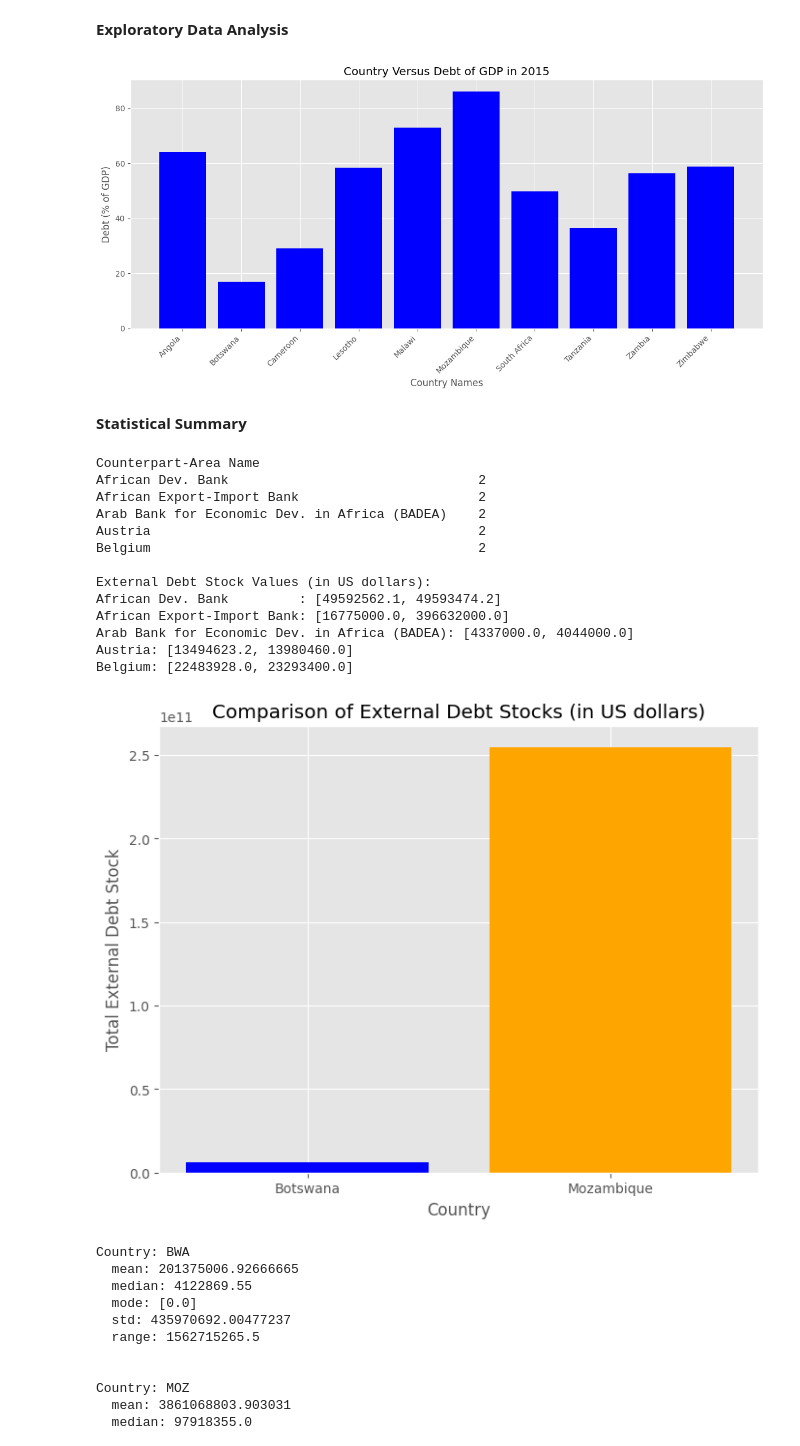
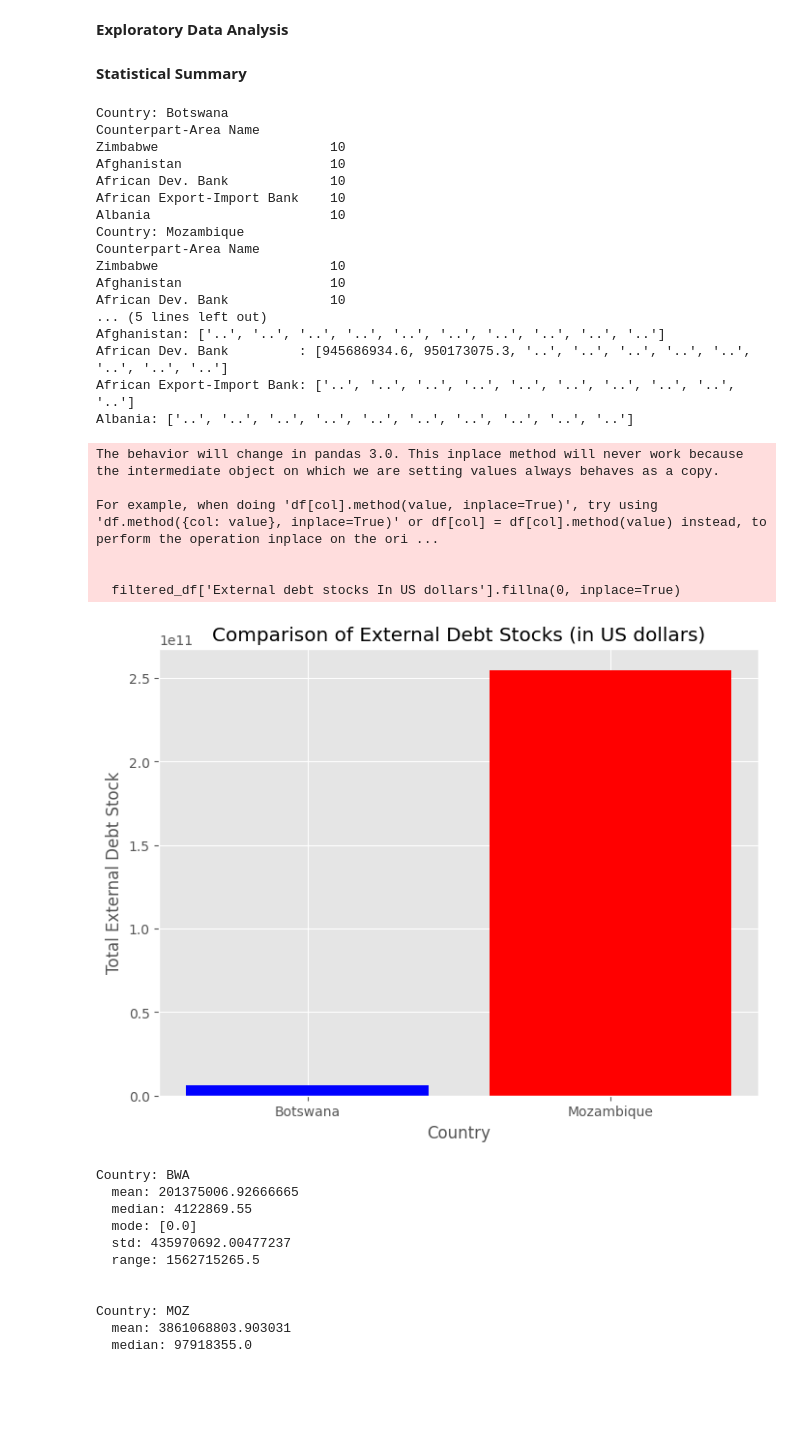
Before and after one commit to Mosime2001/first-project-data-analysis-, a Jupyter notebook: Copy_of_Welcome_To_Colab (2).ipynb, the cells around one changed output. Saved outputs shown, nothing was run; the diff lists cells and outputs as text; code cells hidden in the pictures; blank space fills up the shorter version.

```diff
--- a/Copy_of_Welcome_To_Colab (2).ipynb
+++ b/Copy_of_Welcome_To_Colab (2).ipynb
@@ -242,7 +242,7 @@ df3.shape
 # %%
 import pandas as pd
 
-countries = ['Angola', 'Botswana', 'Cameroon', 'Lesotho', 'Malawi', 'Mozambique', 'South Africa', 'Tanzania', 'Zambia', 'Zimbabwe']
+countries = ['Botswana', 'Mozambique']
 filtered_df = df[df['Country Name'].isin(countries)]
 
 # Remove duplicates from filtered_df
@@ -356,28 +347,16 @@ Country: Angola
 # %% [markdown]
 **Exploratory Data Analysis**
-# %%
-import matplotlib.pyplot as plt
-
-# Assuming 'filtered_data' contains your data as described
-countries = filtered_data['Country Name'].tolist()
-debt_gdp = filtered_data[last_column_name].tolist()
-
-plt.figure(figsize=(12, 6))  # Adjust figure size as needed
-plt.bar(countries, debt_gdp, color='blue')
-plt.title('Country Versus Debt of GDP in 2015')
-plt.xlabel('Country Names')
-plt.ylabel('Debt (% of GDP)')
-plt.xticks(rotation=45, ha='right')  # Rotate x-axis labels for better readability
-plt.tight_layout()  # Adjust layout to prevent labels from overlapping
-plt.show()
-# %% [output]
-[figure, removed]
 # %% [markdown]
 **Statistical Summary**
 # %%
-# Get common counterpart-area names and their counts
-common_counterparts = group['Counterpart-Area Name'].value_counts().head(5)
-print(common_counterparts.to_string())
+grouped_df = consistent_df.groupby('Country Name')
+
+for country, group in grouped_df:
+    print(f"Country: {country}")
+
+    # Calculate and print common counterparts within the loop
+    common_counterparts = group['Counterpart-Area Name'].value_counts().head(5)
+    print(common_counterparts.to_string())
 
 # Display external debt stock values for the common counterparts
 print("\nExternal Debt Stock Values (in US dollars):")
@@ -387,45 +366,62 @@ for counterpart in common_counterparts.index:
 
 print("\n")
 # %% [output]
+Country: Botswana
 Counterpart-Area Name
-African Dev. Bank                                2
-African Export-Import Bank                       2
-Arab Bank for Economic Dev. in Africa (BADEA)    2
-Austria                                          2
-Belgium                                          2
-
-External Debt Stock Values (in US dollars):
-African Dev. Bank         : [49592562.1, 49593474.2]
-African Export-Import Bank: [16775000.0, 396632000.0]
-Arab Bank for Economic Dev. in Africa (BADEA): [4337000.0, 4044000.0]
-Austria: [13494623.2, 13980460.0]
-Belgium: [22483928.0, 23293400.0]
+Zimbabwe                      10
+Afghanistan                   10
+African Dev. Bank             10
+African Export-Import Bank    10
+Albania                       10
+Country: Mozambique
+Counterpart-Area Name
+Zimbabwe                      10
+Afghanistan                   10
+African Dev. Bank             10
+... (5 lines left out)
+Afghanistan: ['..', '..', '..', '..', '..', '..', '..', '..', '..', '..']
+African Dev. Bank         : [945686934.6, 950173075.3, '..', '..', '..', '..', '..', '..', '..', '..']
+African Export-Import Bank: ['..', '..', '..', '..', '..', '..', '..', '..', '..', '..']
+Albania: ['..', '..', '..', '..', '..', '..', '..', '..', '..', '..']
 # %%
 import pandas as pd
 import matplotlib.pyplot as plt
 
-# ... (your previous code for data loading, filtering, and grouping) ...
+# ... (your previous code for data loading and filtering) ...
 
 # Define country codes for each group
 country_code_1 = ['BWA']
 country_code_2 = ['MOZ']
+
+# Clean the 'External debt stocks In US dollars' column
+filtered_df['External debt stocks In US dollars'] = pd.to_numeric(filtered_df['External debt stocks In US dollars'], errors='coerce')
+
+# Handle NaN values (choose one option)
+# filtered_df.dropna(subset=['External debt stocks In US dollars'], inplace=True)
+filtered_df['External debt stocks In US dollars'].fillna(0, inplace=True)
 
 # Calculate total external debt stock for each group
 total_debt_1 = filtered_df[filtered_df['Country Code'].isin(country_code_1)]['External debt stocks In US dollars'].sum()
 total_debt_2 = filtered_df[filtered_df['Country Code'].isin(country_code_2)]['External debt stocks In US dollars'].sum()
 
 # Create a bar plot
 group_names = ['Botswana', 'Mozambique']
 total_debts = [total_debt_1, total_debt_2]
 
 plt.figure(figsize=(8, 6))
-plt.bar(group_names, total_debts, color=['blue', 'orange'])
+plt.bar(group_names, total_debts, color=['blue', 'red'])
 plt.title('Comparison of External Debt Stocks (in US dollars)')
 plt.xlabel('Country')
 plt.ylabel('Total External Debt Stock')
 plt.show()
 # %% [output]
+The behavior will change in pandas 3.0. This inplace method will never work because the intermediate object on which we are setting values always behaves as a copy.
+
+For example, when doing 'df[col].method(value, inplace=True)', try using 'df.method({col: value}, inplace=True)' or df[col] = df[col].method(value) instead, to perform the operation inplace on the ori ...
+
+
+  filtered_df['External debt stocks In US dollars'].fillna(0, inplace=True)
-[figure, old version]
+[figure, new version]
 # %%
 import pandas as pd
 
```
Also changed, not shown: parts of 10 cells of this notebook.
